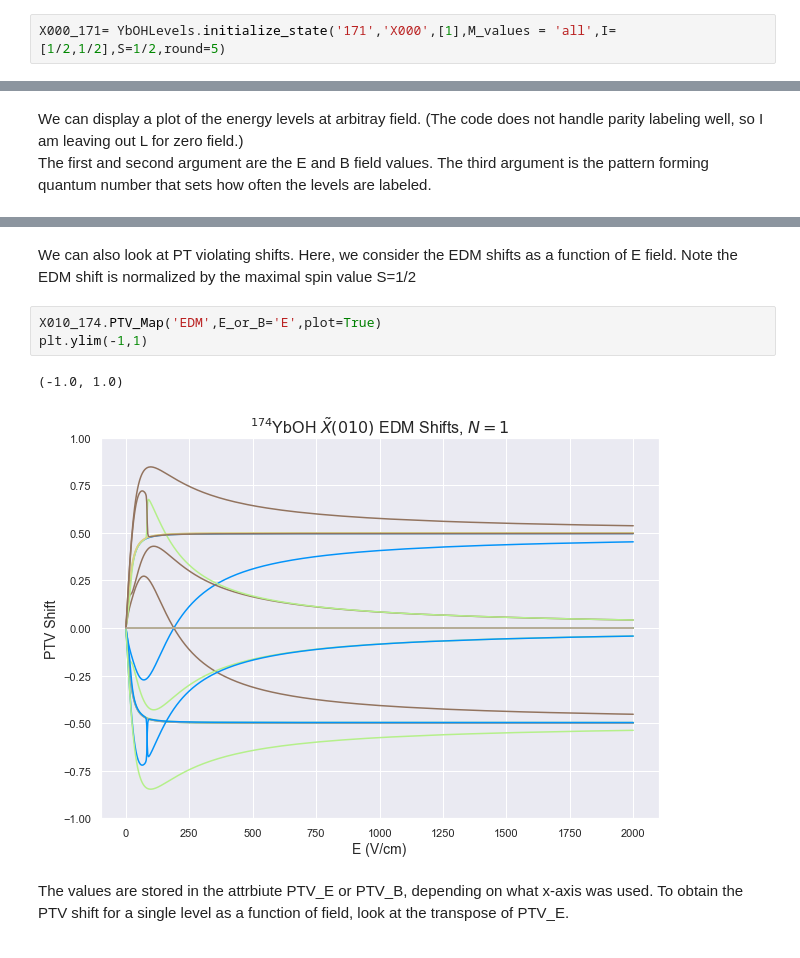
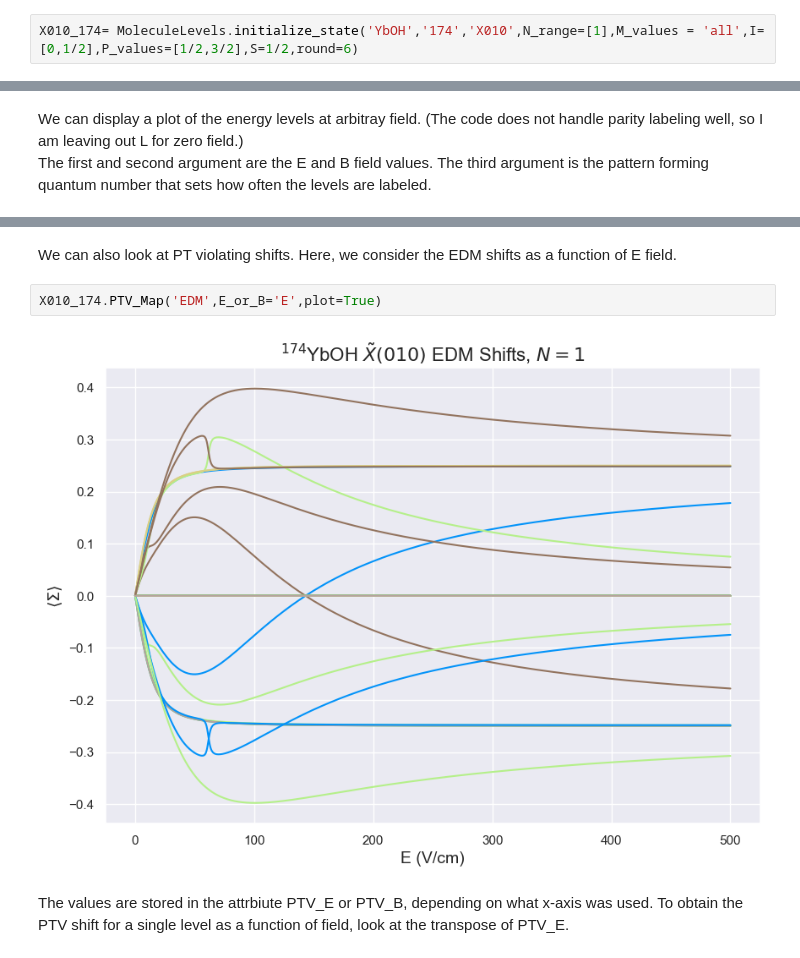
Before and after one commit to munozariasjm/Molecule-Structure, a Jupyter notebook: YbOH_Calcs_Tutorial.ipynb, the cells around one changed output, grey strips where cells are left out. Drawn from its saved outputs; the diff is of its cells as text.

```diff
--- a/YbOH_Calcs_Tutorial.ipynb
+++ b/YbOH_Calcs_Tutorial.ipynb
@@ -34,7 +34,7 @@ print(N_list)
 # %% [output]
 [0]
 # %%
-X000_171= YbOHLevels.initialize_state('171','X000',[1],M_values = 'all',I=[1/2,1/2],S=1/2,round=5)
+X010_174= MoleculeLevels.initialize_state('YbOH','174','X010',N_range=[1],M_values = 'all',I=[0,1/2],P_values=[1/2,3/2],S=1/2,round=6)
 # %% [markdown]
 The above object is an instance of the YbOHLevels class. It contains the Hamiltonian for the $\tilde{X}^2 \Sigma (010)$ state of $^{174}$YbOH, for $N=1$ only, in the $b_{\beta J}$ basis.
 # %%
@@ -246,11 +216,9 @@ X010_174.display_levels(1000,10,'L',label_q=[q for q in X010_174.q_str if (q!='J
 # %% [markdown]
-We can also look at PT violating shifts. Here, we consider the EDM shifts as a function of E field. Note the EDM shift is normalized by the maximal spin value S=1/2
+We can also look at PT violating shifts. Here, we consider the EDM shifts as a function of E field.
 # %%
 X010_174.PTV_Map('EDM',E_or_B='E',plot=True)
-plt.ylim(-1,1)
 # %% [output]
-(-1.0, 1.0)
-[figure, old version]
+[figure, new version]
 # %% [markdown]
 The values are stored in the attrbiute PTV_E or PTV_B, depending on what x-axis was used. To obtain the PTV shift for a single level as a function of field, look at the transpose of PTV_E.
 # %%
```
Also changed, not shown: parts of 30 cells of this notebook.
